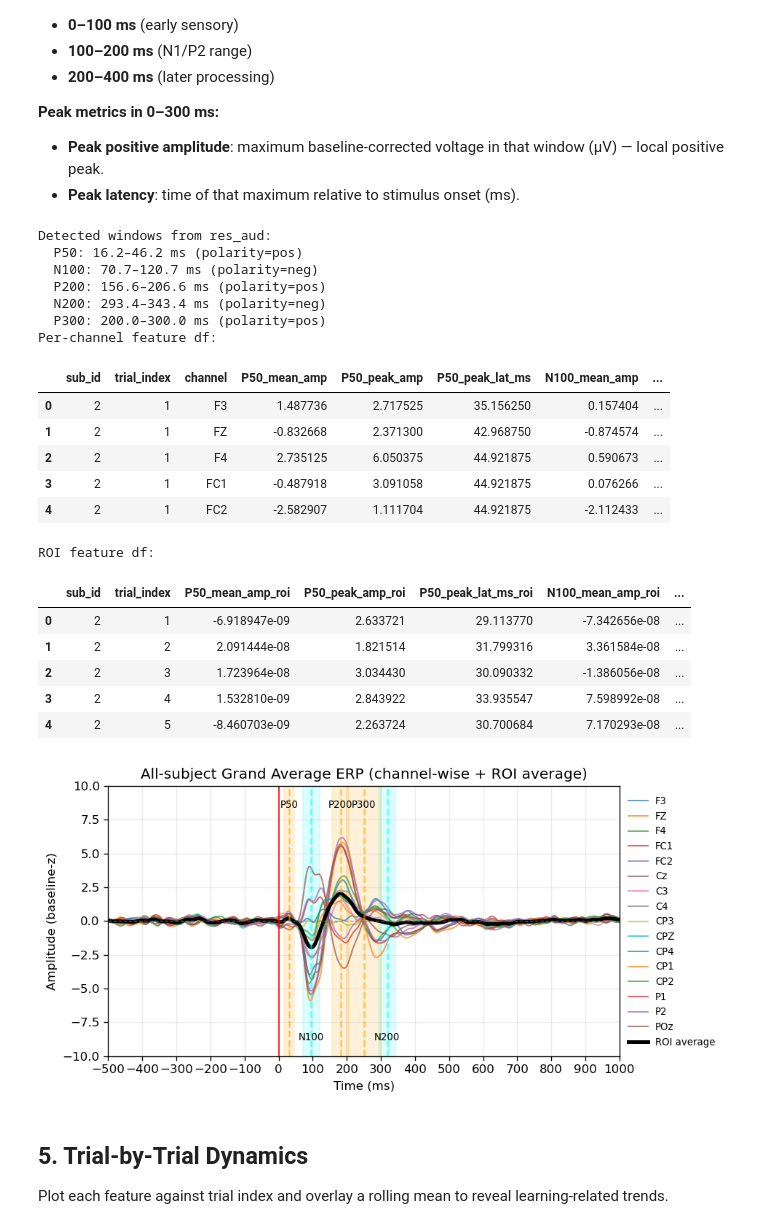
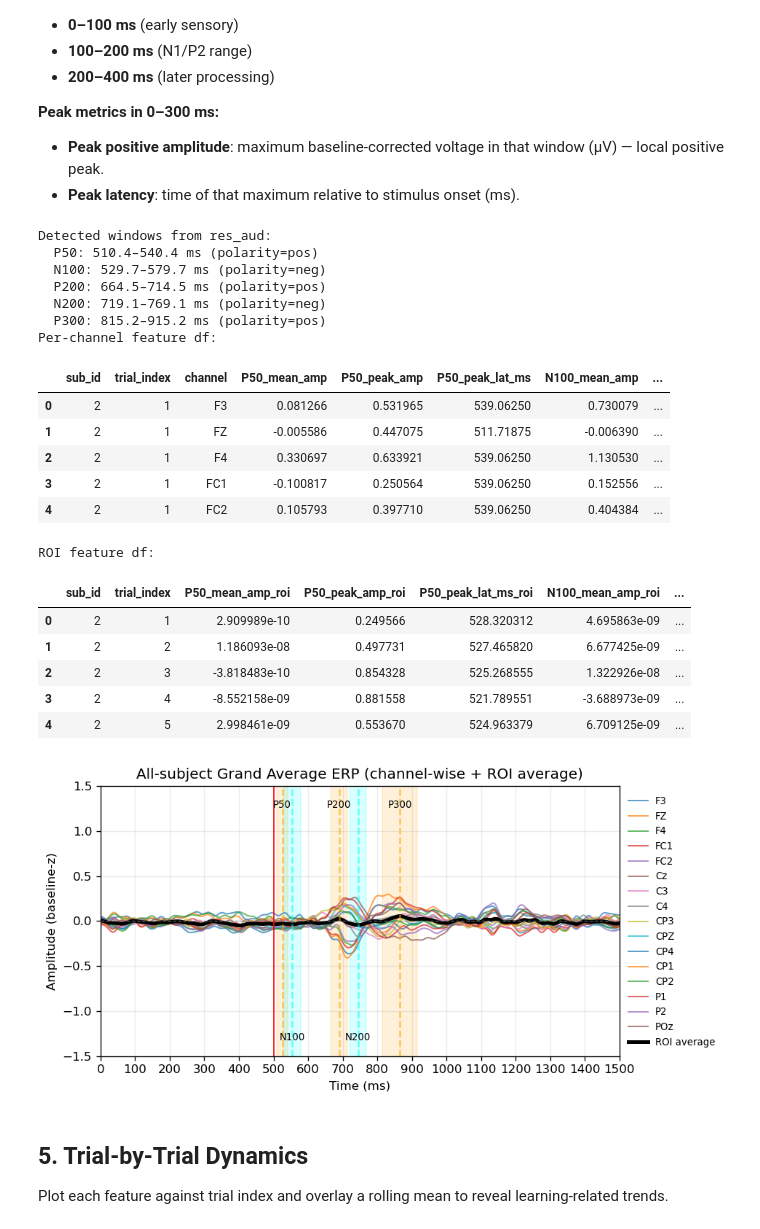
Before and after one commit to CXie-Nobug/Physics-of-Cognition_Learning, a Jupyter notebook: trial_dynamics_BLT.ipynb, the cells around one changed output. Cells and saved outputs as stored; diff of their text form; code cells hidden in the pictures.

Commit message:
seperate conditions

```diff
--- a/trial_dynamics_BLT.ipynb
+++ b/trial_dynamics_BLT.ipynb
@@ -38,15 +38,15 @@ The autoreload extension is already loaded. To reload it, use:
 # CONDITION   = "BLT"
 # ONSET_MS = 500
 
-CONDITION   = "BLA"
-ONSET_MS = 0
+CONDITION   = "BLT"
+ONSET_MS = 500
 
 SUBJECT_IDS = np.setdiff1d(np.arange(1,18,1), [1, 4, 14])
 CHANNELS    = "all"                 # T7, T8, TP7, TP8
 FREQ_BANDS  = "delta_beta"          # 0.5–30Hz
 NORM_DICT = {
     "BASELINE": "center", # "center", "zscore", None
-    "GLOBAL": None,   # "zscore", "max", None
+    "GLOBAL": "zscore",   # "zscore", "max", None
 }
 
 all_sub_data = {}
@@ -370,28 +370,28 @@ print("ROI feature df:")
 display(erp_roi_features_all_df.head())
 # %% [output]
 Detected windows from res_aud:
-  P50: 16.2–46.2 ms (polarity=pos)
-  N100: 70.7–120.7 ms (polarity=neg)
-  P200: 156.6–206.6 ms (polarity=pos)
-  N200: 293.4–343.4 ms (polarity=neg)
-  P300: 200.0–300.0 ms (polarity=pos)
+  P50: 510.4–540.4 ms (polarity=pos)
+  N100: 529.7–579.7 ms (polarity=neg)
+  P200: 664.5–714.5 ms (polarity=pos)
+  N200: 719.1–769.1 ms (polarity=neg)
+  P300: 815.2–915.2 ms (polarity=pos)
 Per-channel feature df:
 |  | sub_id | trial_index | channel | P50_mean_amp | P50_peak_amp | P50_peak_lat_ms | N100_mean_amp | ... |
-| 0 | 2 | 1 | F3 | 1.487736 | 2.717525 | 35.156250 | 0.157404 | ... |
-| 1 | 2 | 1 | FZ | -0.832668 | 2.371300 | 42.968750 | -0.874574 | ... |
-| 2 | 2 | 1 | F4 | 2.735125 | 6.050375 | 44.921875 | 0.590673 | ... |
-| 3 | 2 | 1 | FC1 | -0.487918 | 3.091058 | 44.921875 | 0.076266 | ... |
-| 4 | 2 | 1 | FC2 | -2.582907 | 1.111704 | 44.921875 | -2.112433 | ... |
+| 0 | 2 | 1 | F3 | 0.081266 | 0.531965 | 539.06250 | 0.730079 | ... |
+| 1 | 2 | 1 | FZ | -0.005586 | 0.447075 | 511.71875 | -0.006390 | ... |
+| 2 | 2 | 1 | F4 | 0.330697 | 0.633921 | 539.06250 | 1.130530 | ... |
+| 3 | 2 | 1 | FC1 | -0.100817 | 0.250564 | 539.06250 | 0.152556 | ... |
+| 4 | 2 | 1 | FC2 | 0.105793 | 0.397710 | 539.06250 | 0.404384 | ... |
 ROI feature df:
 |  | sub_id | trial_index | P50_mean_amp_roi | P50_peak_amp_roi | P50_peak_lat_ms_roi | N100_mean_amp_roi | ... |
-| 0 | 2 | 1 | -6.918947e-09 | 2.633721 | 29.113770 | -7.342656e-08 | ... |
-| 1 | 2 | 2 | 2.091444e-08 | 1.821514 | 31.799316 | 3.361584e-08 | ... |
-| 2 | 2 | 3 | 1.723964e-08 | 3.034430 | 30.090332 | -1.386056e-08 | ... |
-| 3 | 2 | 4 | 1.532810e-09 | 2.843922 | 33.935547 | 7.598992e-08 | ... |
-| 4 | 2 | 5 | -8.460703e-09 | 2.263724 | 30.700684 | 7.170293e-08 | ... |
+| 0 | 2 | 1 | 2.909989e-10 | 0.249566 | 528.320312 | 4.695863e-09 | ... |
+| 1 | 2 | 2 | 1.186093e-08 | 0.497731 | 527.465820 | 6.677425e-09 | ... |
+| 2 | 2 | 3 | -3.818483e-10 | 0.854328 | 525.268555 | 1.322926e-08 | ... |
+| 3 | 2 | 4 | -8.552158e-09 | 0.881558 | 521.789551 | -3.688973e-09 | ... |
+| 4 | 2 | 5 | 2.998461e-09 | 0.553670 | 524.963379 | 6.709125e-09 | ... |
 # %%
 fig, ax = plt.subplots(figsize=(8, 4))
-observe_range = 10
+observe_range = 1.5
 for c, ch in enumerate(ch_names):
     ax.plot(
         time_ms,
@@ -420,34 +420,34 @@ for comp, row in res_aud.iterrows():
         row["final_end_ms"],
         alpha=0.15,
         color=color
     )
     ax.axvline(row["peak_time_ms"], linestyle="--", alpha=0.6, color=color)
 
     ax.text(
         row["peak_time_ms"],
         text_pos_y,
         comp,
         fontsize=8,
         ha="center",
         va="bottom" if row["polarity"] == "neg" else "top",
     )
 
 ax.axhline(0, color="gray", linestyle="--", linewidth=0.8, alpha=0.7)
 ax.axvline(ONSET_MS, color="red", linestyle="-", linewidth=1, alpha=1.0)
 
 ax.set_title("All-subject Grand Average ERP (channel-wise + ROI average)")
 ax.set_xlabel("Time (ms)")
 ax.set_ylabel("Amplitude (baseline-z)")
 ax.set_xlim(-500+ONSET_MS, 800+ONSET_MS)
 ax.set_xticks(np.arange(-500+ONSET_MS, 1001+ONSET_MS, 100))
 ax.set_ylim(-observe_range, observe_range)
 ax.grid(True, alpha=0.25)
 ax.legend(loc="lower left", bbox_to_anchor=(1.0, 0), fontsize=8,frameon=False)
 
 plt.tight_layout()
 plt.show()
 # %% [output]
-[figure, old version]
+[figure, new version]
 # %% [markdown]
 ## 5. Trial-by-Trial Dynamics
 
```
Also changed, not shown: parts of 4 cells of this notebook, 5 other files.
